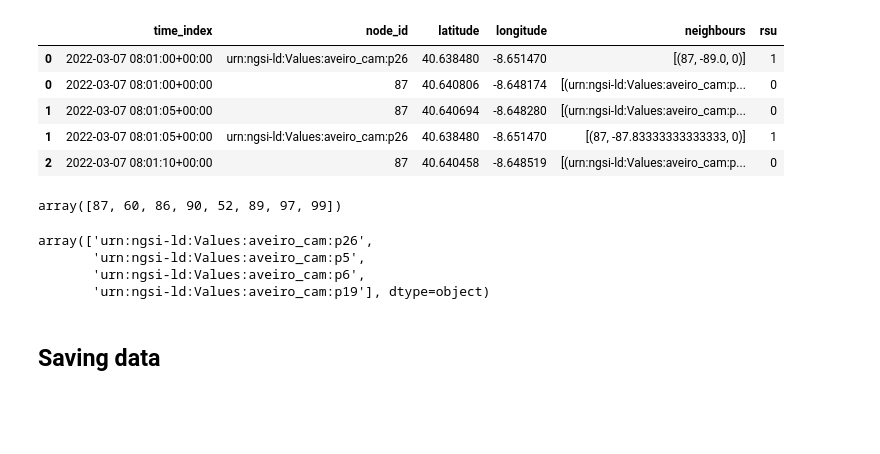
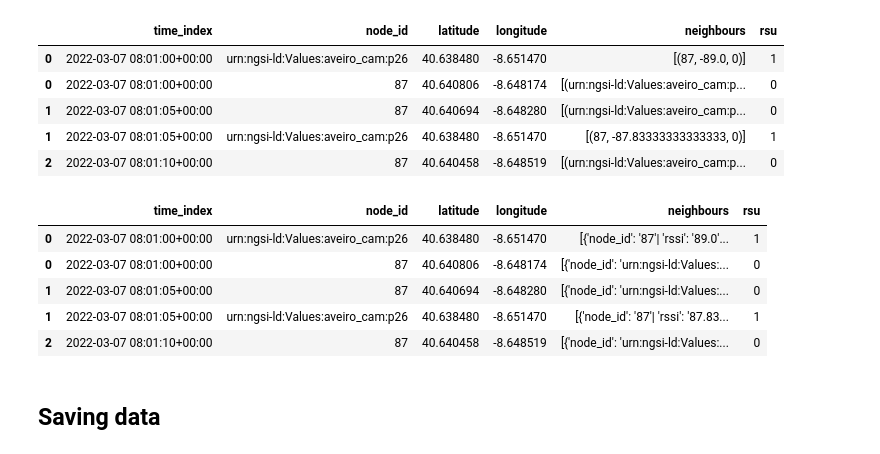
Before and after one commit to anafsa/mobility_data_converter, a Jupyter notebook: notebooks/converter.ipynb, the cells around one changed output. Saved outputs shown, nothing was run; the diff lists cells and outputs as text; code cells hidden in the pictures; blank space fills up the shorter version.

Commit message:
format neighbours and save file

```diff
--- a/notebooks/converter.ipynb
+++ b/notebooks/converter.ipynb
@@ -216,19 +218,25 @@ df_nodes.head()
 | 1 | 2022-03-07 08:01:05+00:00 | urn:ngsi-ld:Values:aveiro_cam:p26 | 40.638480 | -8.651470 | [(87, -87.83333333333333, 0)] | 1 |
 | 2 | 2022-03-07 08:01:10+00:00 | 87 | 40.640458 | -8.648519 | [(urn:ngsi-ld:Values:aveiro_cam:p... | 0 |
 # %%
-def list_to_neighbour_format(stationid, rssi):
-    #return [{'node_id':''}]
-    pass
+def list_to_neighbour_format(l):
+    txt = "["
+    for i in range(len(l)):
+        t = l[i]
+        txt += "{'node_id': '" + str(t[0]) + "'| 'rssi': '" + str(abs(t[1])) + "'| 'rsu': " + str(t[2]) + "}"
+        if i<len(l)-1:
+            txt += ","
+
+    txt += "]"
+    return txt
-# %%
-df['stationid'].unique()
-# %% [output]
-array([87, 60, 86, 90, 52, 89, 97, 99])
-# %%
-df['entity_id'].unique()
-# %% [output]
-array(['urn:ngsi-ld:Values:aveiro_cam:p26',
-       'urn:ngsi-ld:Values:aveiro_cam:p5',
-       'urn:ngsi-ld:Values:aveiro_cam:p6',
-       'urn:ngsi-ld:Values:aveiro_cam:p19'], dtype=object)
+# %%
+df_nodes['neighbours'] = df_nodes['neighbours'].apply(lambda x :list_to_neighbour_format(x))
+df_nodes.head()
+# %% [output]
+|  | time_index | node_id | latitude | longitude | neighbours | rsu |
+| 0 | 2022-03-07 08:01:00+00:00 | urn:ngsi-ld:Values:aveiro_cam:p26 | 40.638480 | -8.651470 | [{'node_id': '87'| 'rssi': '89.0'... | 1 |
+| 0 | 2022-03-07 08:01:00+00:00 | 87 | 40.640806 | -8.648174 | [{'node_id': 'urn:ngsi-ld:Values:... | 0 |
+| 1 | 2022-03-07 08:01:05+00:00 | 87 | 40.640694 | -8.648280 | [{'node_id': 'urn:ngsi-ld:Values:... | 0 |
+| 1 | 2022-03-07 08:01:05+00:00 | urn:ngsi-ld:Values:aveiro_cam:p26 | 40.638480 | -8.651470 | [{'node_id': '87'| 'rssi': '87.83... | 1 |
+| 2 | 2022-03-07 08:01:10+00:00 | 87 | 40.640458 | -8.648519 | [{'node_id': 'urn:ngsi-ld:Values:... | 0 |
 # %% [markdown]
 ## Saving data
```
Also changed, not shown: parts of 2 cells of this notebook.
